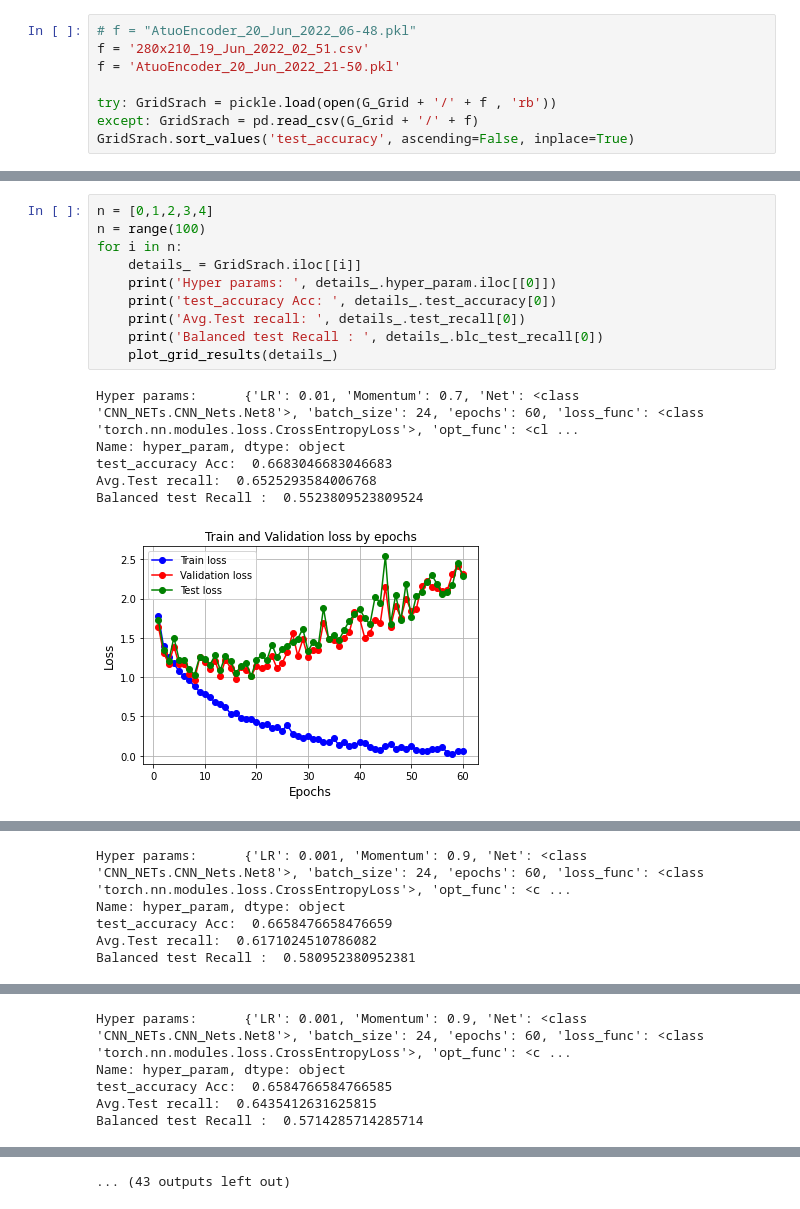
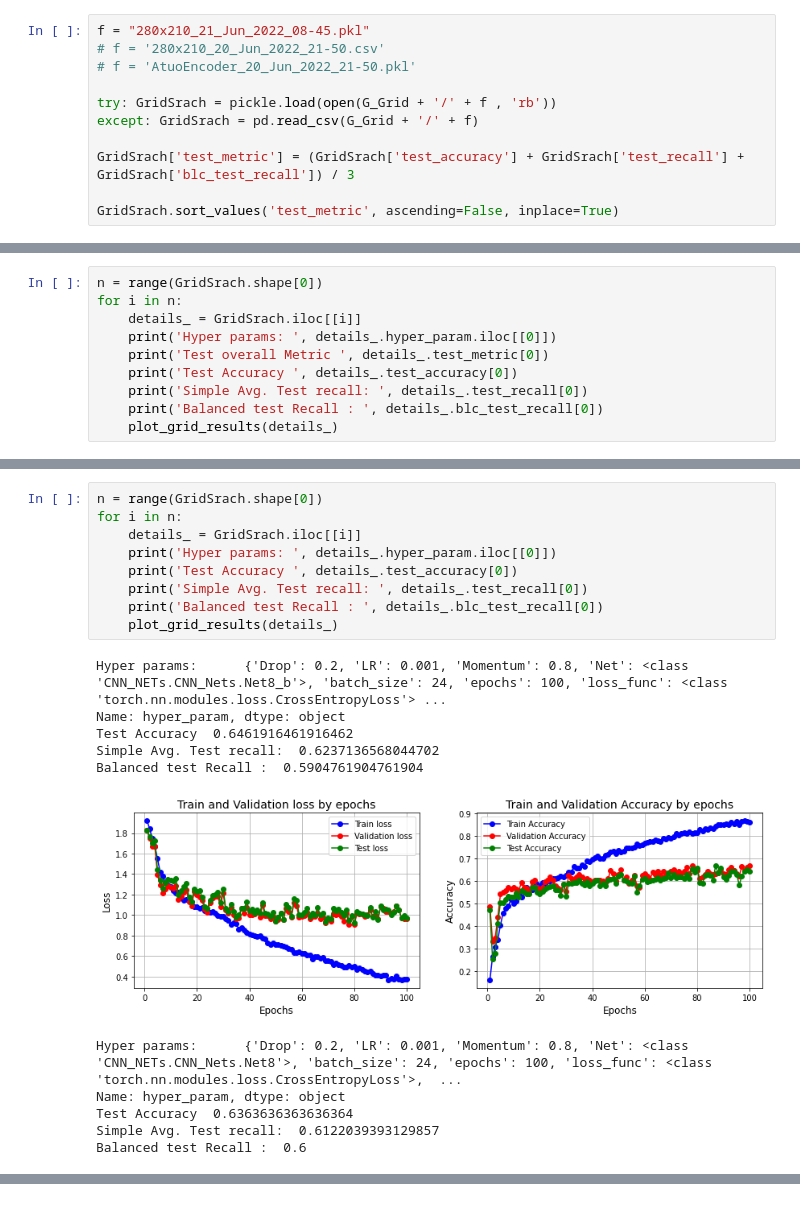
Before and after one commit to sepandms/SkinCare, a Jupyter notebook: GridSearch_Results.ipynb, the cells around one changed output, grey strips where cells are left out. Cells and saved outputs as stored; diff of their text form.

```diff
--- a/GridSearch_Results.ipynb
+++ b/GridSearch_Results.ipynb
@@ -52,8 +33,11 @@ files
 # %%
-# f = "AtuoEncoder_20_Jun_2022_06-48.pkl"
-f = '280x210_19_Jun_2022_02_51.csv'
-f = 'AtuoEncoder_20_Jun_2022_21-50.pkl'
+f = "280x210_21_Jun_2022_08-45.pkl"
+# f = '280x210_20_Jun_2022_21-50.csv'
+# f = 'AtuoEncoder_20_Jun_2022_21-50.pkl'
 
 try: GridSrach = pickle.load(open(G_Grid + '/' + f , 'rb'))
 except: GridSrach = pd.read_csv(G_Grid + '/' + f)
-GridSrach.sort_values('test_accuracy', ascending=False, inplace=True)
+
+GridSrach['test_metric'] = (GridSrach['test_accuracy'] + GridSrach['test_recall'] + GridSrach['blc_test_recall']) / 3
+
+GridSrach.sort_values('test_metric', ascending=False, inplace=True)
@@ -81,0 +44,10 @@ GridSrach
+# %%
+n = range(GridSrach.shape[0])
+for i in n:
+    details_ = GridSrach.iloc[[i]]
+    print('Hyper params: ', details_.hyper_param.iloc[[0]])
+    print('Test overall Metric ', details_.test_metric[0])
+    print('Test Accuracy ', details_.test_accuracy[0])
+    print('Simple Avg. Test recall: ', details_.test_recall[0])
+    print('Balanced test Recall : ', details_.blc_test_recall[0])
+    plot_grid_results(details_)
@@ -82,17 +83,21 @@ GridSrach
 # %%
-n = [0,1,2,3,4]
-n = range(100)
+n = range(GridSrach.shape[0])
 for i in n:
     details_ = GridSrach.iloc[[i]]
     print('Hyper params: ', details_.hyper_param.iloc[[0]])
-    print('test_accuracy Acc: ', details_.test_accuracy[0])
-    print('Avg.Test recall: ', details_.test_recall[0])
+    print('Test Accuracy ', details_.test_accuracy[0])
+    print('Simple Avg. Test recall: ', details_.test_recall[0])
     print('Balanced test Recall : ', details_.blc_test_recall[0])
     plot_grid_results(details_)
 # %% [output]
-Hyper params:      {'LR': 0.01, 'Momentum': 0.7, 'Net': <class 'CNN_NETs.CNN_Nets.Net8'>, 'batch_size': 24, 'epochs': 60, 'loss_func': <class 'torch.nn.modules.loss.CrossEntropyLoss'>, 'opt_func': <cl ...
+Hyper params:      {'Drop': 0.2, 'LR': 0.001, 'Momentum': 0.8, 'Net': <class 'CNN_NETs.CNN_Nets.Net8_b'>, 'batch_size': 24, 'epochs': 100, 'loss_func': <class 'torch.nn.modules.loss.CrossEntropyLoss'> ...
 Name: hyper_param, dtype: object
-test_accuracy Acc:  0.6683046683046683
-Avg.Test recall:  0.6525293584006768
-Balanced test Recall :  0.5523809523809524
+Test Accuracy  0.6461916461916462
+Simple Avg. Test recall:  0.6237136568044702
+Balanced test Recall :  0.5904761904761904
-[figure, old version]
+[figure, new version]
+Hyper params:      {'Drop': 0.2, 'LR': 0.001, 'Momentum': 0.8, 'Net': <class 'CNN_NETs.CNN_Nets.Net8'>, 'batch_size': 24, 'epochs': 100, 'loss_func': <class 'torch.nn.modules.loss.CrossEntropyLoss'>,  ...
+Name: hyper_param, dtype: object
+Test Accuracy  0.6363636363636364
+Simple Avg. Test recall:  0.6122039393129857
+Balanced test Recall :  0.6
@@ -100,5 +104,0 @@ Balanced test Recall :  0.5523809523809524
-Hyper params:      {'LR': 0.001, 'Momentum': 0.9, 'Net': <class 'CNN_NETs.CNN_Nets.Net8'>, 'batch_size': 24, 'epochs': 60, 'loss_func': <class 'torch.nn.modules.loss.CrossEntropyLoss'>, 'opt_func': <c ...
-Name: hyper_param, dtype: object
-test_accuracy Acc:  0.6658476658476659
-Avg.Test recall:  0.6171024510786082
-Balanced test Recall :  0.580952380952381
@@ -107,5 +104,0 @@ Balanced test Recall :  0.580952380952381
-Hyper params:      {'LR': 0.001, 'Momentum': 0.9, 'Net': <class 'CNN_NETs.CNN_Nets.Net8'>, 'batch_size': 24, 'epochs': 60, 'loss_func': <class 'torch.nn.modules.loss.CrossEntropyLoss'>, 'opt_func': <c ...
-Name: hyper_param, dtype: object
-test_accuracy Acc:  0.6584766584766585
-Avg.Test recall:  0.6435412631625815
-Balanced test Recall :  0.5714285714285714
@@ -121 +104,0 @@ Balanced test Recall :  0.5428571428571429
-... (43 outputs left out)
```
Also changed, not shown: parts of 8 cells of this notebook, 2 other files.
